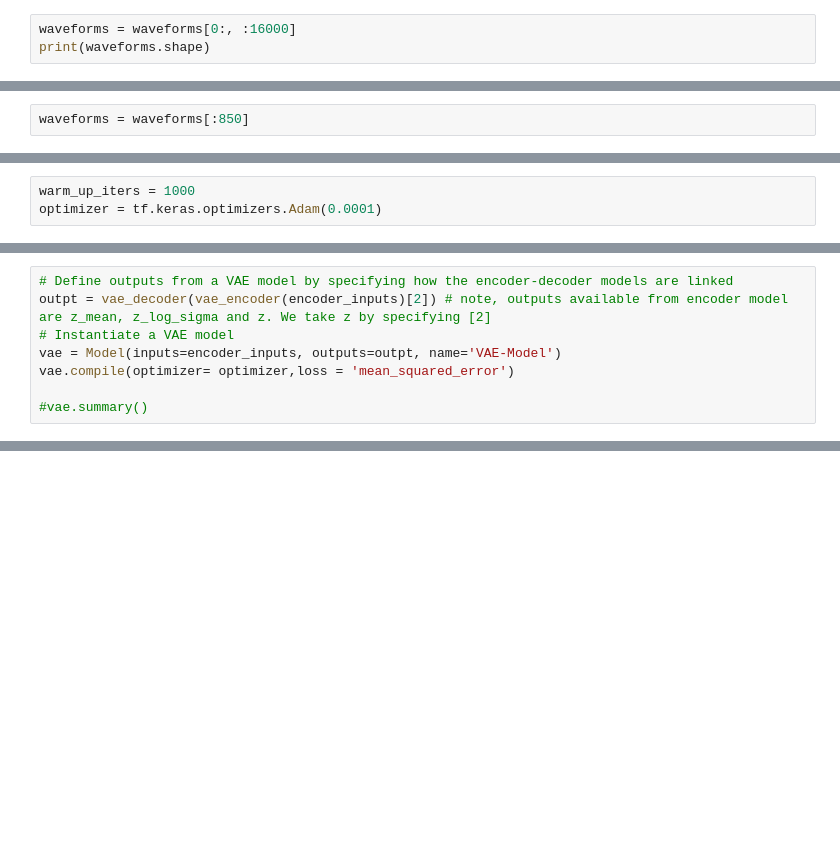
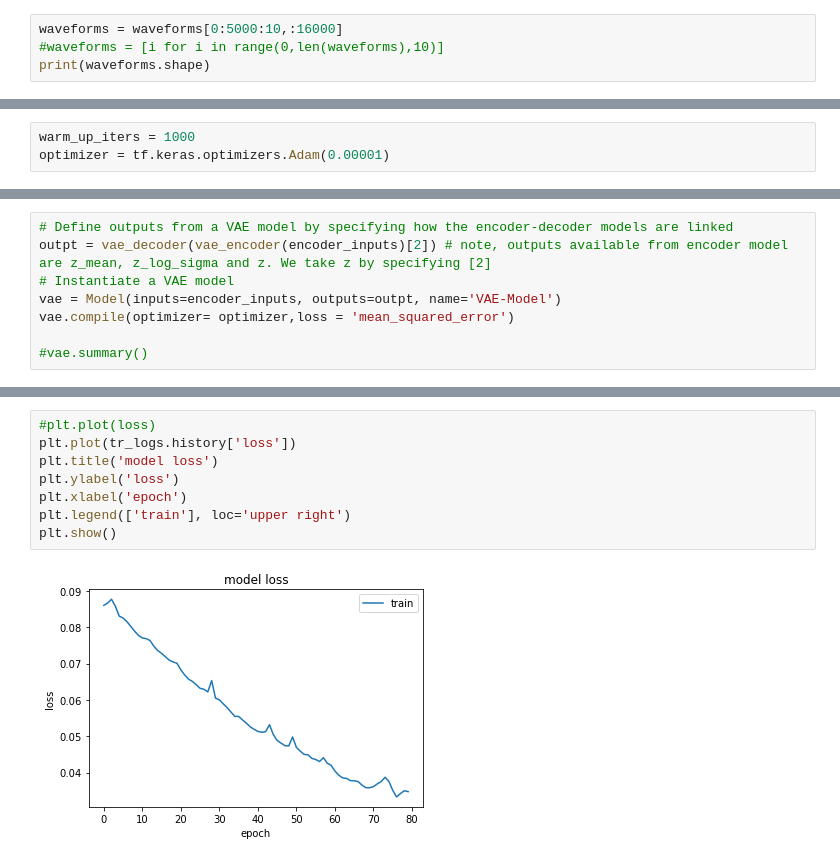
Before and after one commit to mezaga/ACIML, a Jupyter notebook: train.ipynb, the cells around one changed output, grey strips where cells are left out. Cells and saved outputs as stored; diff of their text form; blank space fills up the shorter version.

```diff
--- a/train.ipynb
+++ b/train.ipynb
@@ -35,6 +35,7 @@ print(waveforms.shape)
 # %% [output]
 (5000, 64000)
 # %%
-waveforms = waveforms[0:, :16000]
+waveforms = waveforms[0:5000:10,:16000]
+#waveforms = [i for i in range(0,len(waveforms),10)]
 print(waveforms.shape)
 # %% [output]
@@ -42,5 +43,3 @@ print(waveforms.shape)
-# %%
-waveforms = waveforms[:850]
 # %%
 ###normalizar y cambio de dimensionalidad
 mu_wave = np.mean(waveforms, axis= 1)[...,np.newaxis]
@@ -86,7 +85,7 @@ class KLDivergenceRegularizer(tf.keras.regularizers.Regularizer):
     return -0.5 * k * K.sum(1+ log_var - K.square(mu) - K.exp(log_var))
 # %%
 warm_up_iters = 1000
-optimizer = tf.keras.optimizers.Adam(0.0001)
+optimizer = tf.keras.optimizers.Adam(0.00001)
 # %%
 latent_dim = 128
 original_dim = (16000, 1, 1)
@@ -164,0 +188,10 @@ tr_logs = vae.fit(Xw[:800],Xw[:800], shuffle = True, batch_size= 5, epochs= 80)
+# %%
+#plt.plot(loss)
+plt.plot(tr_logs.history['loss'])
+plt.title('model loss')
+plt.ylabel('loss')
+plt.xlabel('epoch')
+plt.legend(['train'], loc='upper right')
+plt.show()
+# %% [output]
+[figure, added]
```
Also changed, not shown: parts of 10 cells of this notebook.
